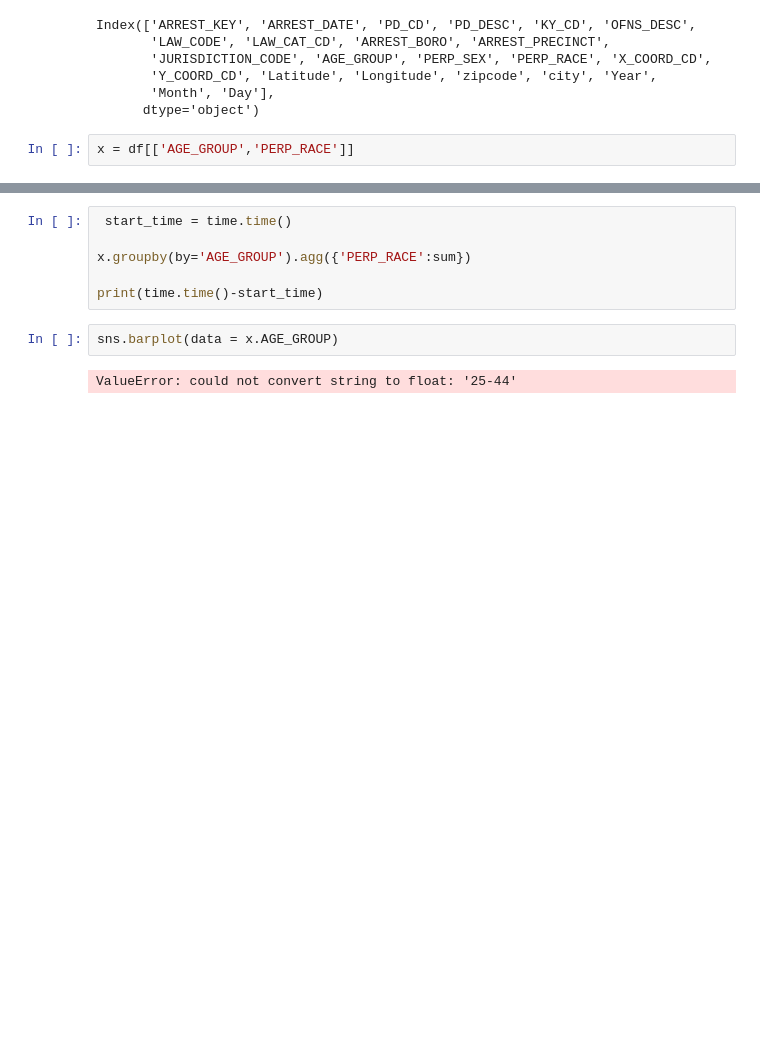
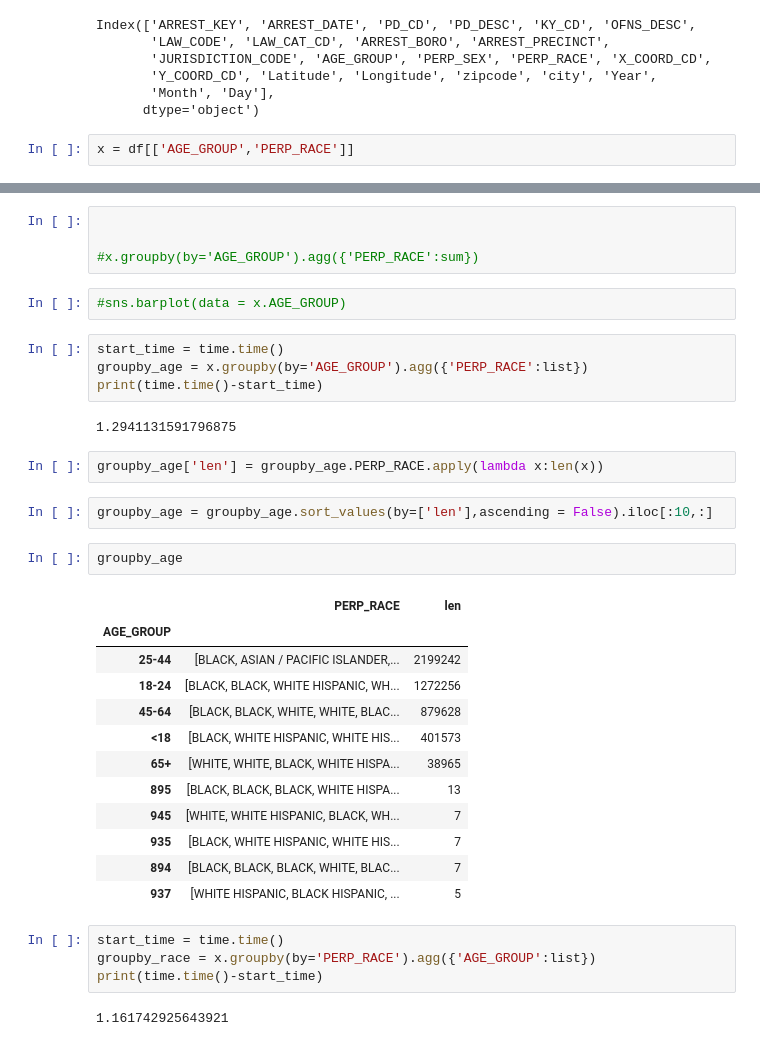
Before and after one commit to bhparijat/NYPD-crime-analysis, a Jupyter notebook: generate_summary.ipynb, the cells around one changed output, grey strips where cells are left out. Cells and saved outputs as stored; diff of their text form; blank space fills up the shorter version.

```diff
--- a/generate_summary.ipynb
+++ b/generate_summary.ipynb
@@ -378,10 +387,37 @@ x = df[['AGE_GROUP','PERP_RACE']]
+# %%
+
+
+#x.groupby(by='AGE_GROUP').agg({'PERP_RACE':sum})
+# %%
+#sns.barplot(data = x.AGE_GROUP)
 # %%
- start_time = time.time()
-
-x.groupby(by='AGE_GROUP').agg({'PERP_RACE':sum})
-
+start_time = time.time()
+groupby_age = x.groupby(by='AGE_GROUP').agg({'PERP_RACE':list})
 print(time.time()-start_time)
+# %% [output]
+1.2941131591796875
-# %%
-sns.barplot(data = x.AGE_GROUP)
-# %% [output]
-ValueError: could not convert string to float: '25-44'
+# %%
+groupby_age['len'] = groupby_age.PERP_RACE.apply(lambda x:len(x))
+# %%
+groupby_age = groupby_age.sort_values(by=['len'],ascending = False).iloc[:10,:]
+# %%
+groupby_age
+# %% [output]
+|  | PERP_RACE | len |
+| AGE_GROUP |  |  |
+| 25-44 | [BLACK, ASIAN / PACIFIC ISLANDER,... | 2199242 |
+| 18-24 | [BLACK, BLACK, WHITE HISPANIC, WH... | 1272256 |
+| 45-64 | [BLACK, BLACK, WHITE, WHITE, BLAC... | 879628 |
+| <18 | [BLACK, WHITE HISPANIC, WHITE HIS... | 401573 |
+| 65+ | [WHITE, WHITE, BLACK, WHITE HISPA... | 38965 |
+| 895 | [BLACK, BLACK, BLACK, WHITE HISPA... | 13 |
+| 945 | [WHITE, WHITE HISPANIC, BLACK, WH... | 7 |
+| 935 | [BLACK, WHITE HISPANIC, WHITE HIS... | 7 |
+| 894 | [BLACK, BLACK, BLACK, WHITE, BLAC... | 7 |
+| 937 | [WHITE HISPANIC, BLACK HISPANIC, ... | 5 |
+# %%
+start_time = time.time()
+groupby_race = x.groupby(by='PERP_RACE').agg({'AGE_GROUP':list})
+print(time.time()-start_time)
+# %% [output]
+1.161742925643921
```
Also changed, not shown: parts of 7 cells of this notebook.
